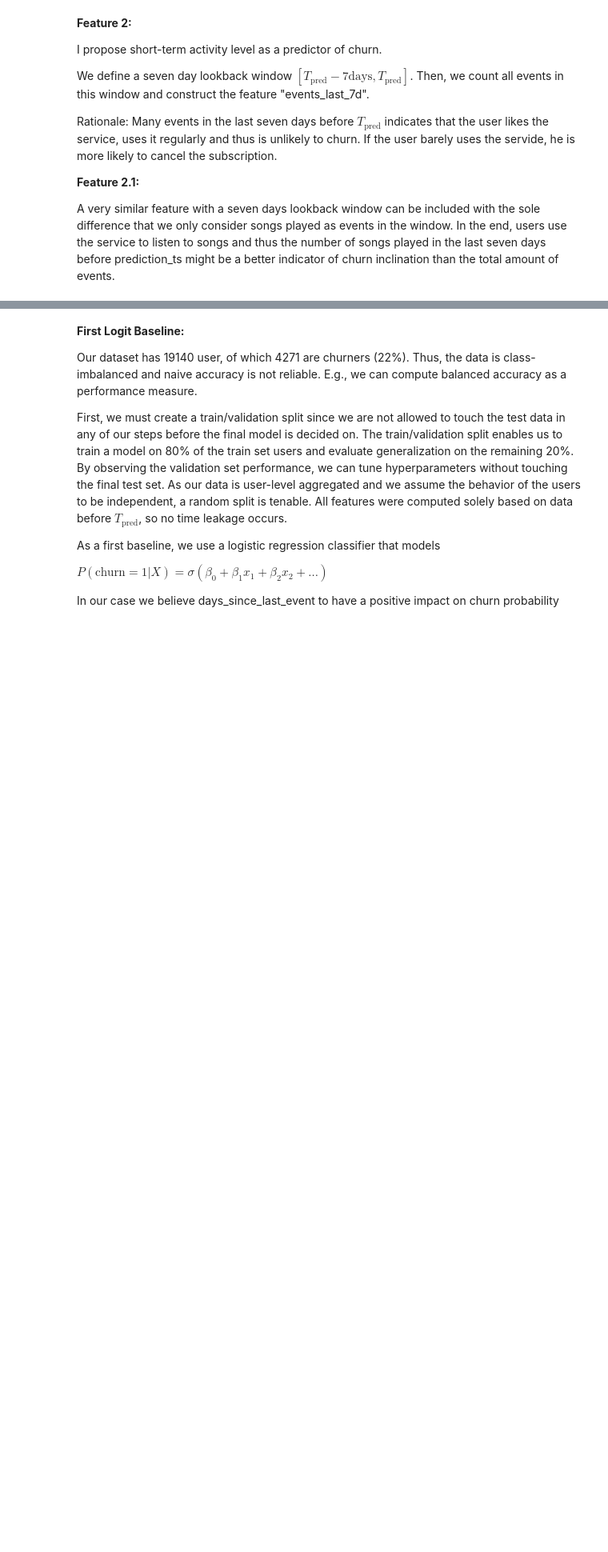
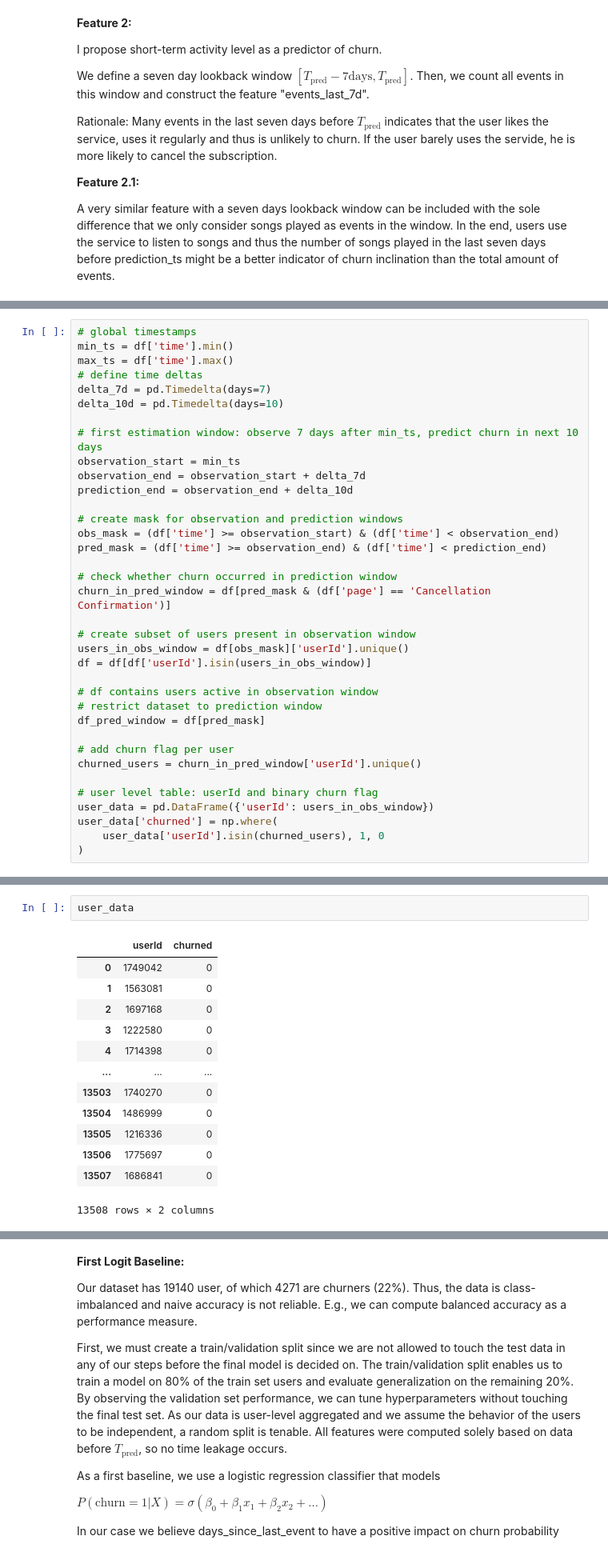
Before and after one commit to Conni2/churn_python, a Jupyter notebook: churn_FE_julius.ipynb, the cells around one changed output, grey strips where cells are left out. Shown at 80% size. Drawn from its saved outputs; the diff is of its cells as text; blank space fills up the shorter version.

```diff
--- a/churn_FE_julius.ipynb
+++ b/churn_FE_julius.ipynb
@@ -83,0 +86,36 @@ A very similar feature with a seven days lookback window can be included with th
+# %%
+# global timestamps
+min_ts = df['time'].min()
+max_ts = df['time'].max()
+# define time deltas
+delta_7d = pd.Timedelta(days=7)
+delta_10d = pd.Timedelta(days=10)
+
+# first estimation window: observe 7 days after min_ts, predict churn in next 10 days
+observation_start = min_ts
+observation_end = observation_start + delta_7d
+prediction_end = observation_end + delta_10d
+
+# create mask for observation and prediction windows
+obs_mask = (df['time'] >= observation_start) & (df['time'] < observation_end)
+pred_mask = (df['time'] >= observation_end) & (df['time'] < prediction_end)
+
+# check whether churn occurred in prediction window
+churn_in_pred_window = df[pred_mask & (df['page'] == 'Cancellation Confirmation')]
+
+# create subset of users present in observation window
+users_in_obs_window = df[obs_mask]['userId'].unique()
+df = df[df['userId'].isin(users_in_obs_window)]
+
+# df contains users active in observation window
+# restrict dataset to prediction window
+df_pred_window = df[pred_mask]
+
+# add churn flag per user
+churned_users = churn_in_pred_window['userId'].unique()
+
+# user level table: userId and binary churn flag
+user_data = pd.DataFrame({'userId': users_in_obs_window})
+user_data['churned'] = np.where(
+    user_data['userId'].isin(churned_users), 1, 0
+)
@@ -83,0 +129,16 @@ A very similar feature with a seven days lookback window can be included with th
+# %%
+user_data
+# %% [output]
+|  | userId | churned |
+| 0 | 1749042 | 0 |
+| 1 | 1563081 | 0 |
+| 2 | 1697168 | 0 |
+| 3 | 1222580 | 0 |
+| 4 | 1714398 | 0 |
+| ... | ... | ... |
+| 13503 | 1740270 | 0 |
+| 13504 | 1486999 | 0 |
+| 13505 | 1216336 | 0 |
+| 13506 | 1775697 | 0 |
+| 13507 | 1686841 | 0 |
+13508 rows × 2 columns
```
Also changed, not shown: parts of 18 cells of this notebook.
